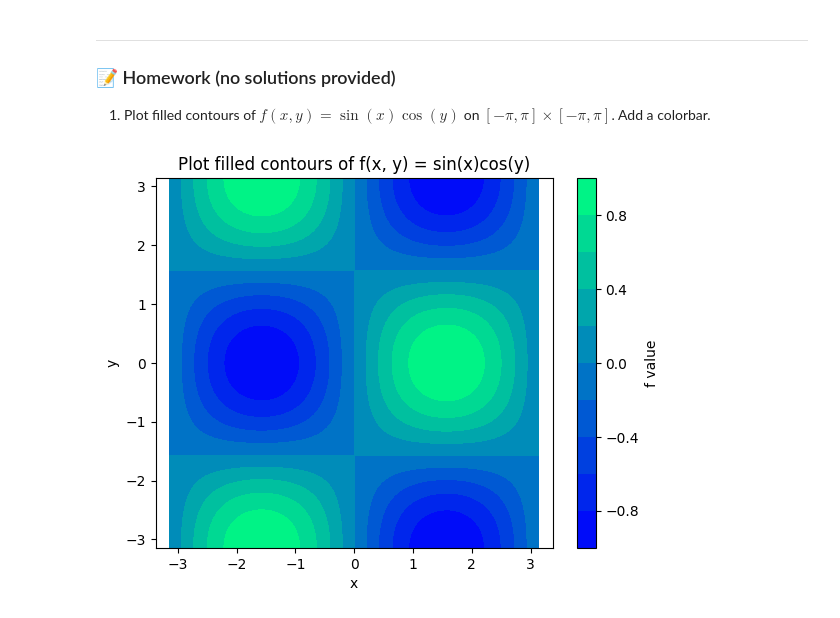
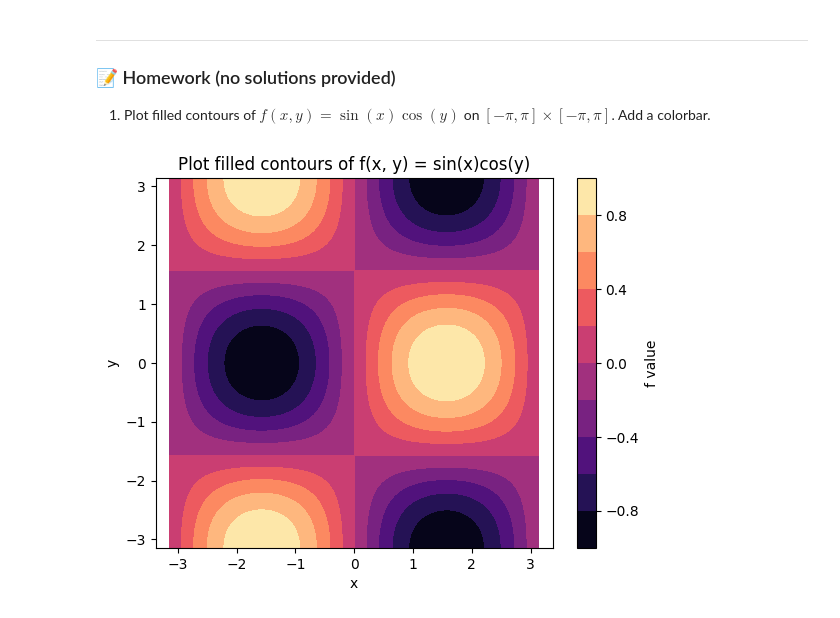
Before and after one commit to JayZeus999/Math-For-ML, a Jupyter notebook: cto-school/02b_surfaces_contours_fields.ipynb, the cells around one changed output. Cells and saved outputs as stored; diff of their text form; code cells hidden in the pictures.

```diff
--- a/cto-school/02b_surfaces_contours_fields.ipynb
+++ b/cto-school/02b_surfaces_contours_fields.ipynb
@@ -272,15 +272,15 @@ plt.show()
 # %%
 x = np.linspace(-1 * np.pi, np.pi, 200)
 y = np.linspace(-1 * np.pi, np.pi, 200)
 X, Y = np.meshgrid(x, y)
 
 Z = (np.sin(X)) * (np.cos(Y))
 
-plt.contourf(X, Y, Z, levels=12, cmap="winter") #cmap
+plt.contourf(X, Y, Z, levels=12, cmap="magma") #cmap
 plt.title("Plot filled contours of f(x, y) = sin(x)cos(y)")
 plt.xlabel("x"); plt.ylabel("y")
 plt.axis("equal")
 plt.colorbar(label="f value")
 plt.show()
 # %% [output]
-[figure, old version]
+[figure, new version]
```
Also changed, not shown: parts of 2 cells of this notebook.
